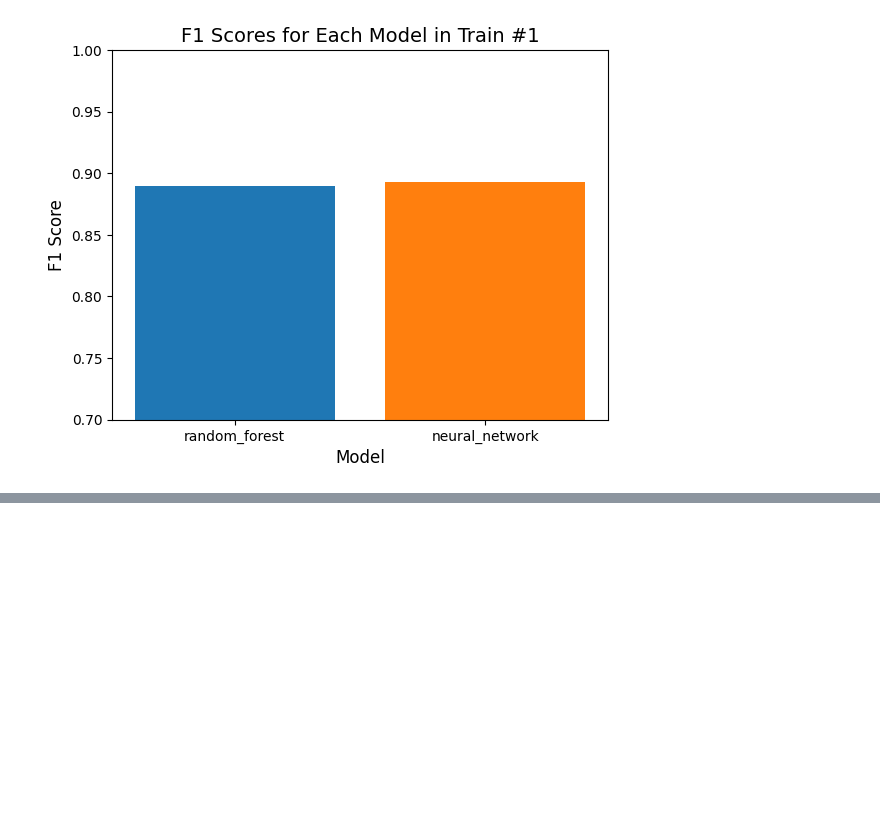
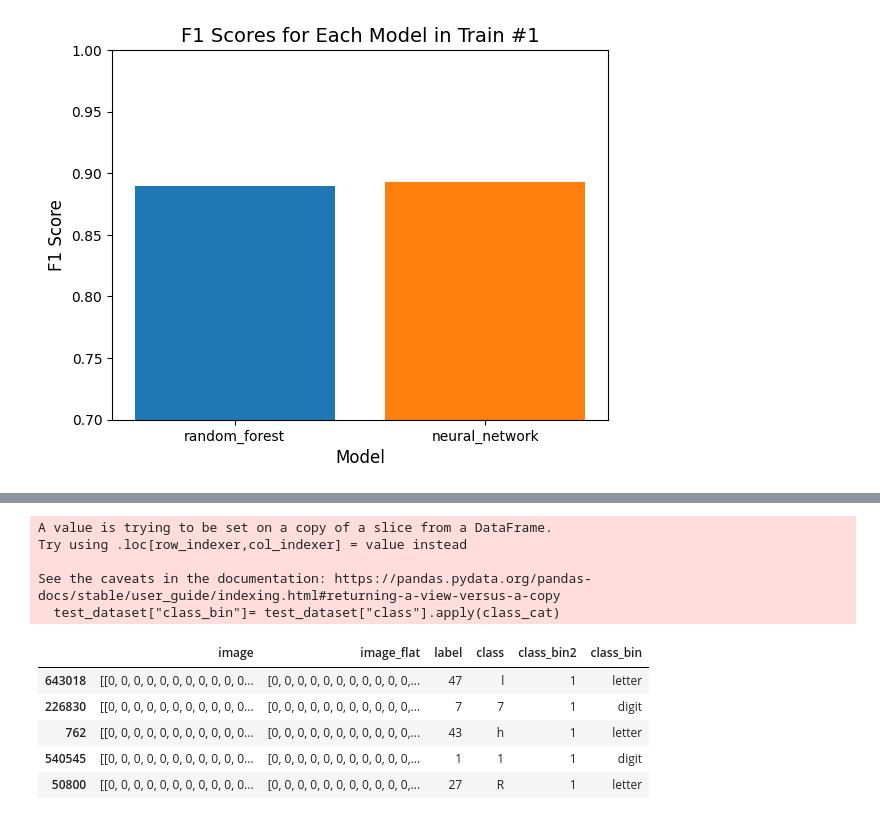
Before and after one commit to Kcole3/datasci_223, a Jupyter notebook: exercises/4-classification/Classification.ipynb, the cells around one changed output, grey strips where cells are left out. Cells and saved outputs as stored; diff of their text form; code cells hidden in the pictures; blank space fills up the shorter version.

```diff
--- a/exercises/4-classification/Classification.ipynb
+++ b/exercises/4-classification/Classification.ipynb
@@ -1252,0 +1219,15 @@ metrics_dict['multi-class classification']['logistic_regression']['f1'] = 0.9
+# %%
+test_dataset["class_bin"]= test_dataset["class"].apply(class_cat)
+display(test_dataset.head())
+# %% [output]
+A value is trying to be set on a copy of a slice from a DataFrame.
+Try using .loc[row_indexer,col_indexer] = value instead
+
+See the caveats in the documentation: https://pandas.pydata.org/pandas-docs/stable/user_guide/indexing.html#returning-a-view-versus-a-copy
+  test_dataset["class_bin"]= test_dataset["class"].apply(class_cat)
+|  | image | image_flat | label | class | class_bin2 | class_bin |
+| 643018 | [[0, 0, 0, 0, 0, 0, 0, 0, 0, 0, 0... | [0, 0, 0, 0, 0, 0, 0, 0, 0, 0, 0,... | 47 | l | 1 | letter |
+| 226830 | [[0, 0, 0, 0, 0, 0, 0, 0, 0, 0, 0... | [0, 0, 0, 0, 0, 0, 0, 0, 0, 0, 0,... | 7 | 7 | 1 | digit |
+| 762 | [[0, 0, 0, 0, 0, 0, 0, 0, 0, 0, 0... | [0, 0, 0, 0, 0, 0, 0, 0, 0, 0, 0,... | 43 | h | 1 | letter |
+| 540545 | [[0, 0, 0, 0, 0, 0, 0, 0, 0, 0, 0... | [0, 0, 0, 0, 0, 0, 0, 0, 0, 0, 0,... | 1 | 1 | 1 | digit |
+| 50800 | [[0, 0, 0, 0, 0, 0, 0, 0, 0, 0, 0... | [0, 0, 0, 0, 0, 0, 0, 0, 0, 0, 0,... | 27 | R | 1 | letter |
```
Also changed, not shown: parts of 22 cells of this notebook.
